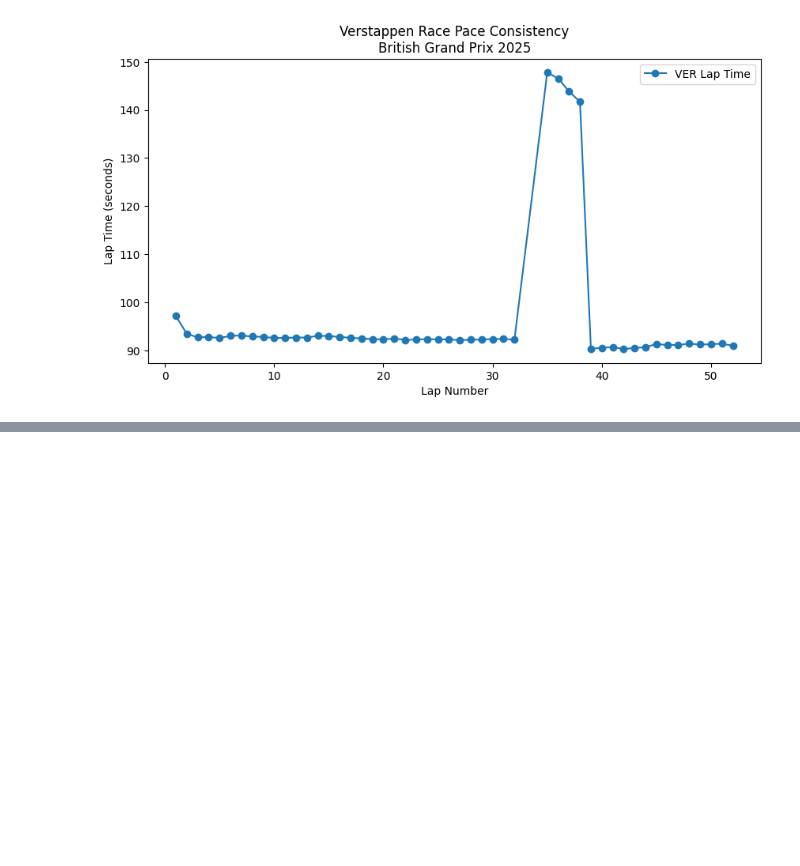
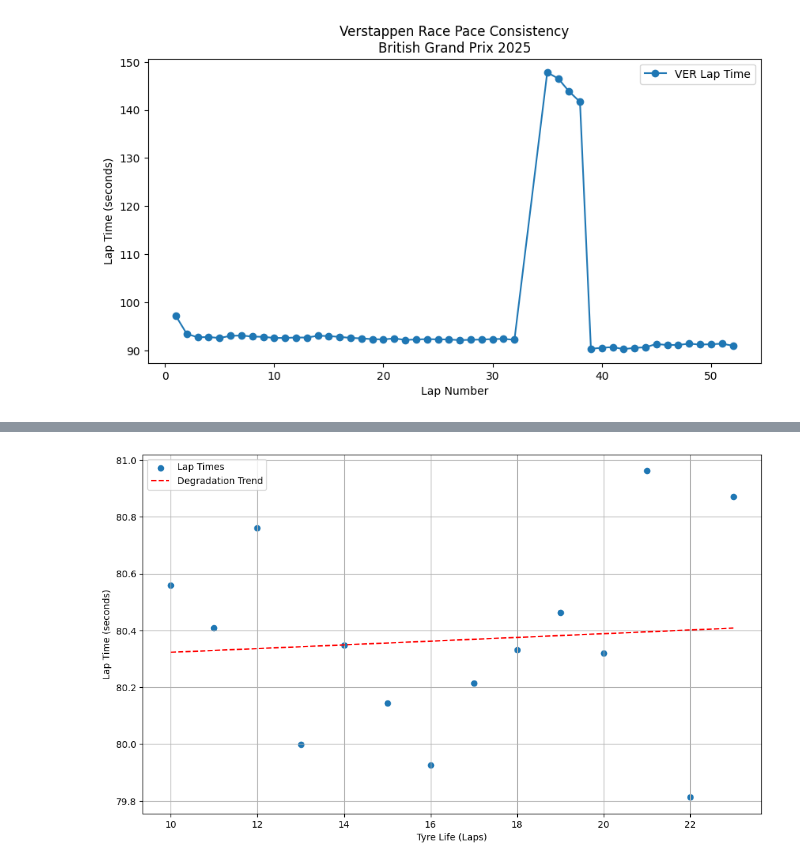
Before and after one commit to soumil-juneja/F1-AI-race-engineer, a Jupyter notebook: 01-Data-Exploration.ipynb, the cells around one changed output, grey strips where cells are left out. Cells and saved outputs as stored; diff of their text form; code cells hidden in the pictures; blank space fills up the shorter version.

```diff
--- a/01-Data-Exploration.ipynb
+++ b/01-Data-Exploration.ipynb
@@ -279,0 +377,18 @@ plt.show()
+# %%
+filtered_stint = stint_laps[stint_laps['TyreLife'] > 9]
+x = filtered_stint['TyreLife']
+y = filtered_stint['LapTimeSeconds']
+
+# Re-plot
+fig, ax = plt.subplots(figsize=(12, 7))
+ax.scatter(x, y, label='Lap Times')
+p = np.polyfit(x, y, 1)
+trendline = np.poly1d(p)
+ax.plot(x, trendline(x), color='red', linestyle='--', label='Degradation Trend')
+ax.set_xlabel("Tyre Life (Laps)")
+ax.set_ylabel("Lap Time (seconds)")
+ax.legend()
+ax.grid(True)
+plt.show()
+# %% [output]
+[figure, added]
```
Also changed, not shown: parts of 12 cells of this notebook.
